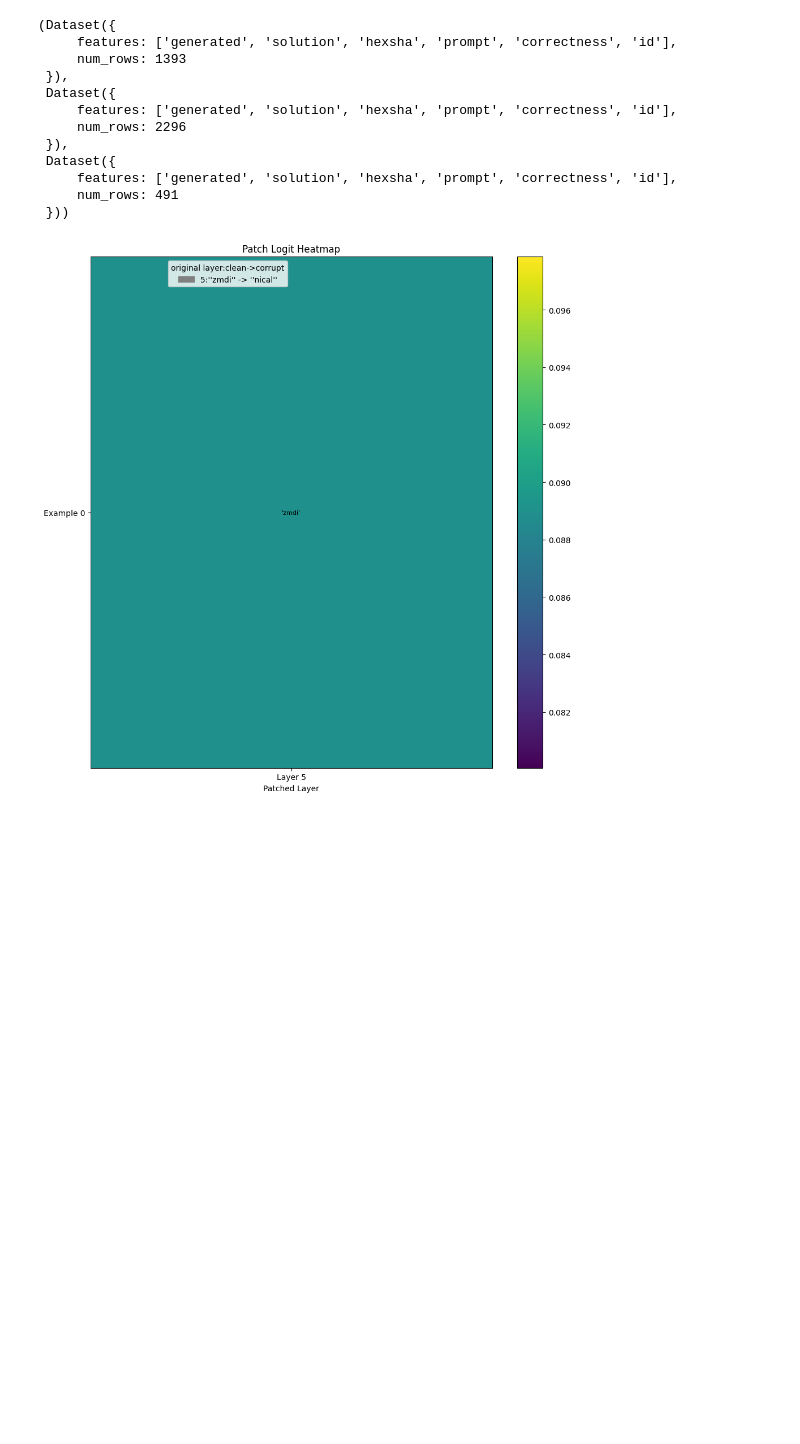
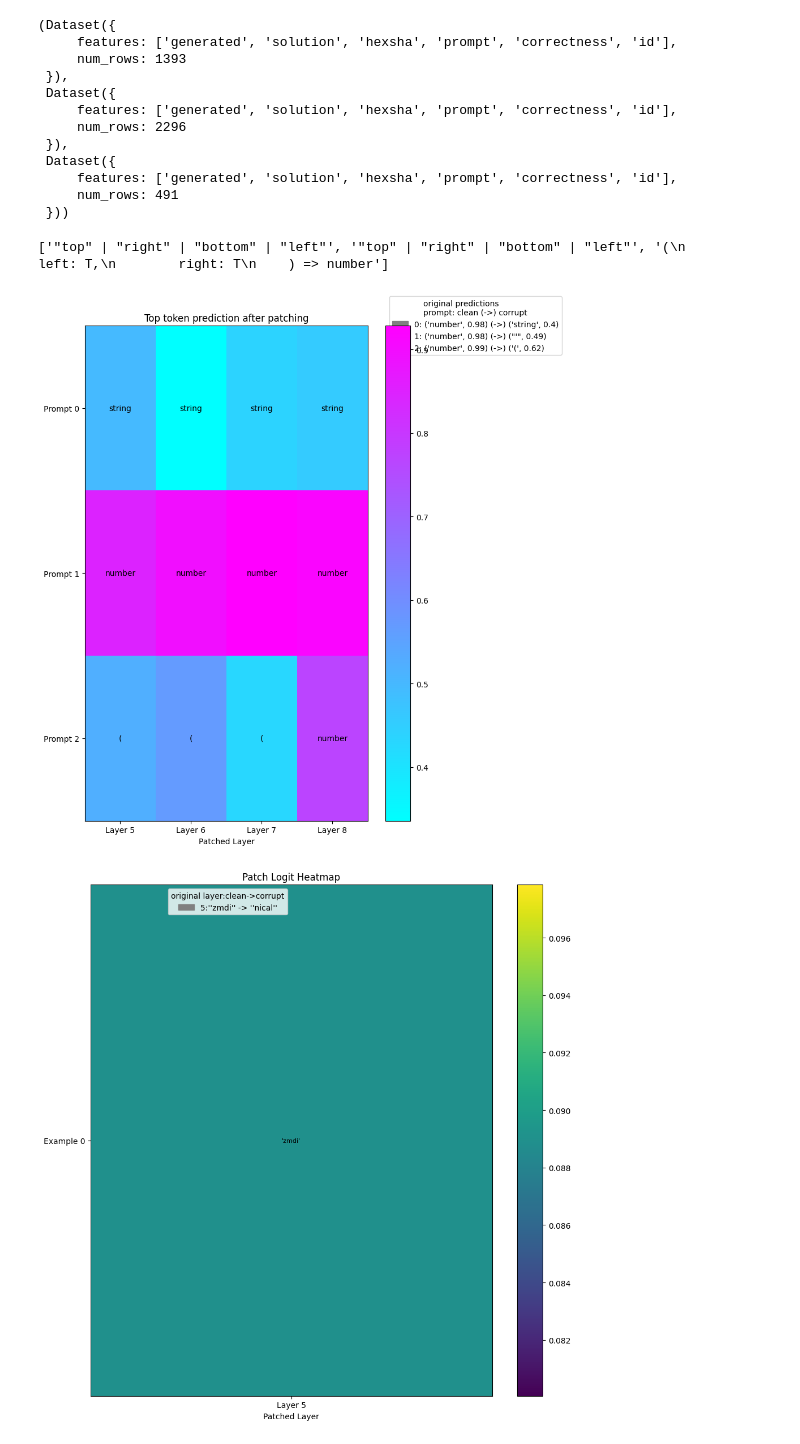
Before and after one commit to nuprl/codetrace, a Jupyter notebook: type_inf_exp/main.ipynb, the cells around one changed output. Saved outputs shown, nothing was run; the diff lists cells and outputs as text; code cells hidden in the pictures; blank space fills up the shorter version.

```diff
--- a/type_inf_exp/main.ipynb
+++ b/type_inf_exp/main.ipynb
@@ -37,13 +37,22 @@ incorrect, correct, correct_number
 # %%
 model = "/home/arjun/models/starcoderbase-1b"
 model = LanguageModel(model, device_map="cuda:3")
-# %%
-i=-3
-patches = []
-layers = [5]
-for l in layers:
-    patch_res = patch_clean_to_corrupt(model, correct_number[i]["prompt"], incorrect[i]["prompt"], -1,-1, [l])
-    patches.append(patch_res)
+# %%
+k = range(3)
+cleans = [correct_number[i]["prompt"] for i in k]
+corrs = [incorrect[i]["prompt"] for i in k]
+solns = [incorrect[i]["solution"] for i in k]
+print(solns)
+patch_l = [5,6,7,8]
+trace_results = []
+for l in tqdm(patch_l):
+    trace_res = patch_clean_to_corrupt(model, cleans, corrs, l)
+    trace_results.append(trace_res)
+
+patched_heatmap_prediction(model, cleans,corrs, trace_results, patch_l, figtitle="Top token prediction after patching", bbox_to_anchor=(1.7, 1))
+# %% [output]
+['"top" | "right" | "bottom" | "left"', '"top" | "right" | "bottom" | "left"', '(\n        left: T,\n        right: T\n    ) => number']
+[figure, added]
 # %%
 patches = layer_union(patches)
 # %%
```
Also changed, not shown: 2 other files.
